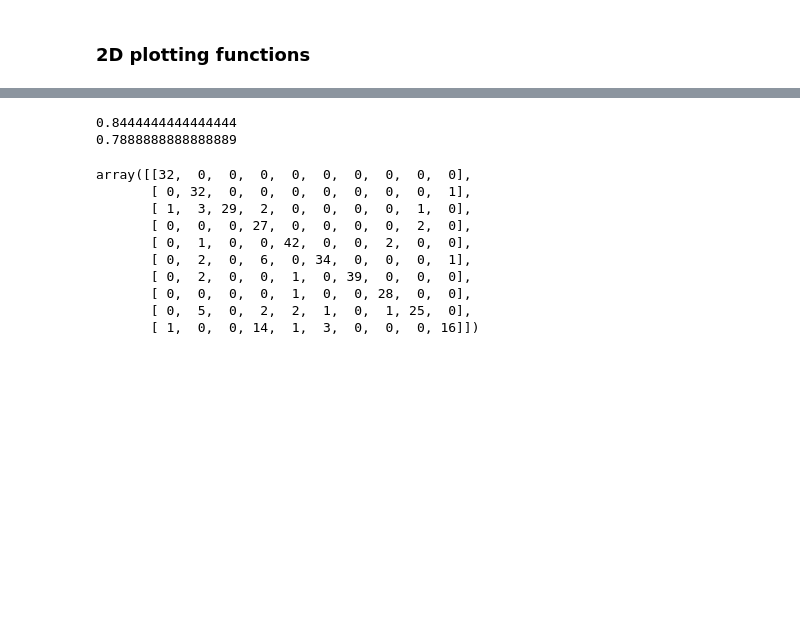
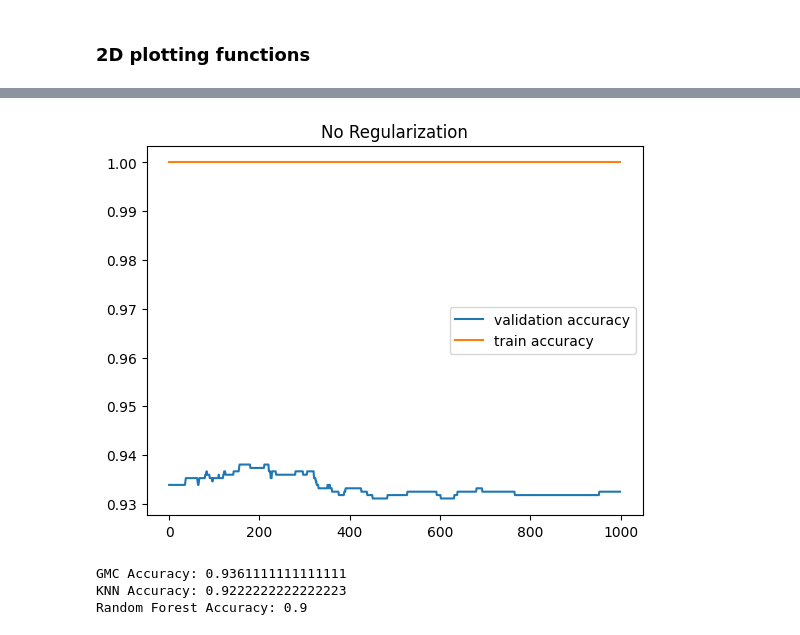
Before and after one commit to samlayton99/ML_and_Optimizaiton, a Jupyter notebook: MCMC nearest neighbor/method3.ipynb, the cells around one changed output, grey strips where cells are left out. Saved outputs shown, nothing was run; the diff lists cells and outputs as text; code cells hidden in the pictures; blank space fills up the shorter version.

```diff
--- a/MCMC nearest neighbor/method3.ipynb
+++ b/MCMC nearest neighbor/method3.ipynb
@@ -364,31 +497,38 @@ array([[32,  0,  0,  0,  0,  0,  0,  0,  0,  0],
 # %%
+plt.title("No Regularization")
+plt.plot(model.val_history, label = "validation accuracy")
+plt.plot(model.train_history, label = "train accuracy")
+plt.legend()
+plt.show()
+
 # import random forest and xgboost for benchmarking
 from sklearn.ensemble import RandomForestClassifier
 from xgboost import XGBClassifier
 
 # random forest
 rf = RandomForestClassifier()
 rf.fit(X_train, y_train)
 rf_predictions = rf.predict(X_test)
-print(accuracy_score(rf_predictions, y_test))
 
-# xgboost
-xgb = XGBClassifier()
-xgb.fit(X_train, y_train)
-xgb_predictions = xgb.predict(X_test)
-print(accuracy_score(xgb_predictions, y_test))
-confusion_matrix(y_test, xgb_predictions)
-confusion_matrix(y_test, rf_predictions)
+# # xgboost
+# xgb = XGBClassifier()
+# xgb.fit(X_train, y_train)
+# xgb_predictions = xgb.predict(X_test)
+
+
+print("GMC Accuracy:",accuracy_score(gmc_predictions, y_test))
+print("KNN Accuracy:",accuracy_score(knn_predictions, y_test))
+print("Random Forest Accuracy:", accuracy_score(rf_predictions, y_test))
+# print("XGBoost Accuracy:", accuracy_score(xgb_predictions, y_test))
+
+
+# # confusion matrix
+# confusion_matrix(y_test, gmc_predictions)
+# confusion_matrix(y_test, knn_predictions)
+# confusion_matrix(y_test, xgb_predictions)
+# confusion_matrix(y_test, rf_predictions)
 # %% [output]
+[figure, added]
-0.8444444444444444
-0.7888888888888889
+GMC Accuracy: 0.9361111111111111
+KNN Accuracy: 0.9222222222222223
+Random Forest Accuracy: 0.9
-array([[32,  0,  0,  0,  0,  0,  0,  0,  0,  0],
-       [ 0, 32,  0,  0,  0,  0,  0,  0,  0,  1],
-       [ 1,  3, 29,  2,  0,  0,  0,  0,  1,  0],
-       [ 0,  0,  0, 27,  0,  0,  0,  0,  2,  0],
-       [ 0,  1,  0,  0, 42,  0,  0,  2,  0,  0],
-       [ 0,  2,  0,  6,  0, 34,  0,  0,  0,  1],
-       [ 0,  2,  0,  0,  1,  0, 39,  0,  0,  0],
-       [ 0,  0,  0,  0,  1,  0,  0, 28,  0,  0],
-       [ 0,  5,  0,  2,  2,  1,  0,  1, 25,  0],
-       [ 1,  0,  0, 14,  1,  3,  0,  0,  0, 16]])
```
Also changed, not shown: parts of 17 cells of this notebook, 4 other files.
